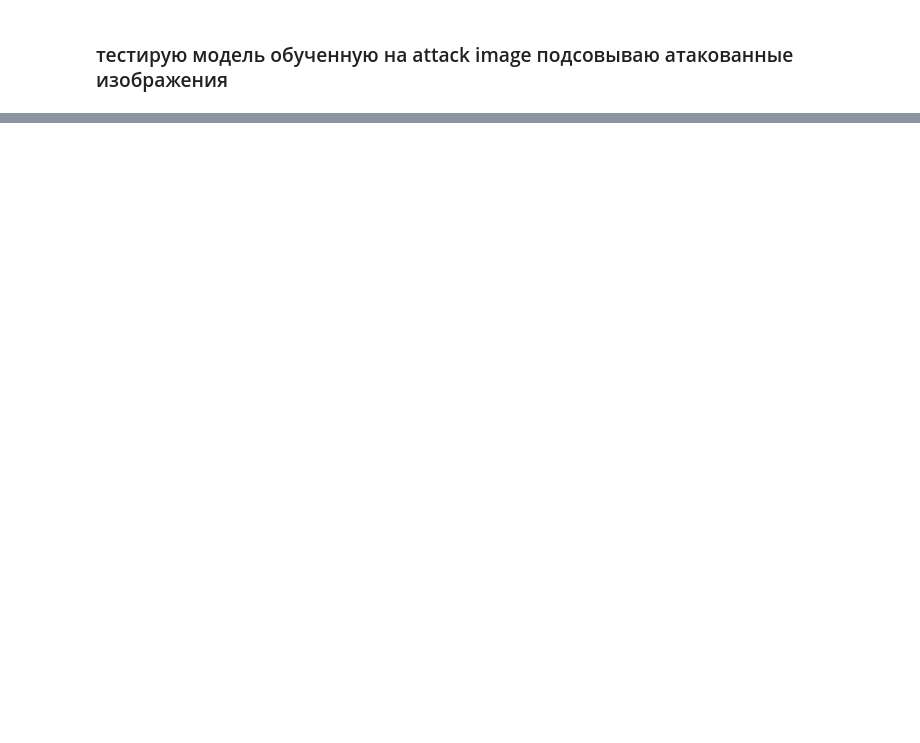
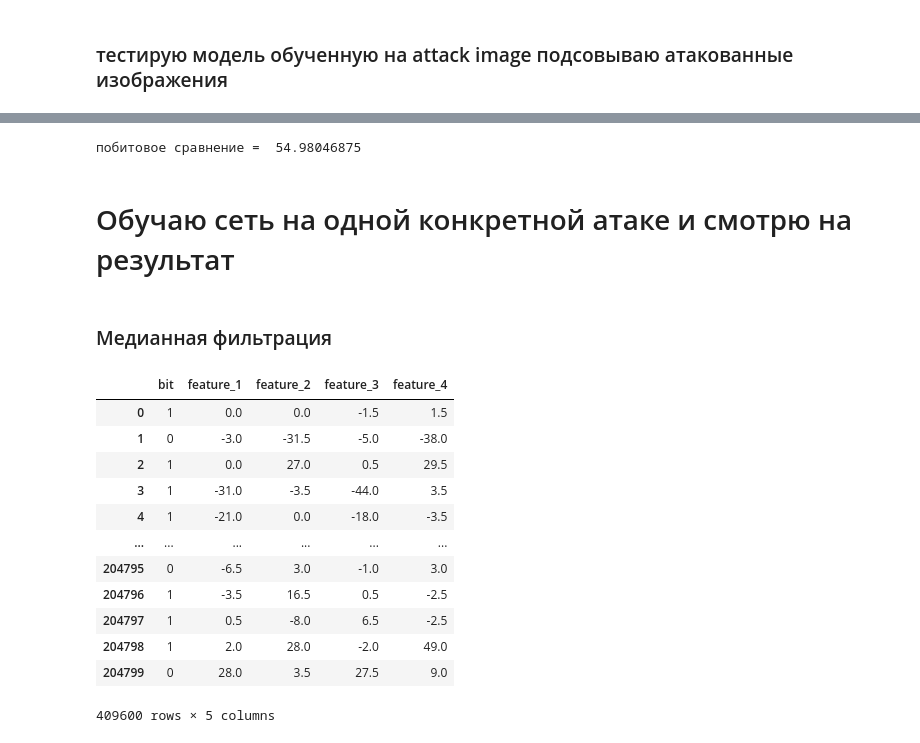
Before and after one commit to Lempi-sudo/VKR, a Jupyter notebook: Task4.ipynb, the cells around one changed output, grey strips where cells are left out. Saved outputs shown, nothing was run; the diff lists cells and outputs as text; code cells hidden in the pictures; blank space fills up the shorter version.

```diff
--- a/Task4.ipynb
+++ b/Task4.ipynb
@@ -385,0 +552,31 @@ weighted avg       0.53      0.53      0.53     81920
+# %%
+Attack_Dota_jpeg = pd.read_csv('feature_vec/JPEG50Dota.txt') # ПАРАМЕТР НА ВХОД ФУНКЦИИ
+one_WM(Attack_Dota_jpeg ,"W_R/WR_jpeg_Dota.tif","Water Mark Image/waterMark3.jpg" ,clf_attack )
+# %% [output]
+побитовое сравнение =  54.98046875
+# %% [markdown]
+#  Обучаю сеть на одной конкретной атаке и смотрю на результат
+# %% [markdown]
+### Медианная фильтрация
+# %%
+median=pd.read_csv(path_median)
+No_Attack_frame = pd.read_csv('feature_vec/NO_Attack.txt') # ПАРАМЕТР НА ВХОД ФУНКЦИИ
+frames = [ median , No_Attack_frame ]
+DataFrame = pd.concat(frames)
+del DataFrame['Unnamed: 0']
+del median['Unnamed: 0']
+DataFrame
+# %% [output]
+|  | bit | feature_1 | feature_2 | feature_3 | feature_4 |
+| 0 | 1 | 0.0 | 0.0 | -1.5 | 1.5 |
+| 1 | 0 | -3.0 | -31.5 | -5.0 | -38.0 |
+| 2 | 1 | 0.0 | 27.0 | 0.5 | 29.5 |
+| 3 | 1 | -31.0 | -3.5 | -44.0 | 3.5 |
+| 4 | 1 | -21.0 | 0.0 | -18.0 | -3.5 |
+| ... | ... | ... | ... | ... | ... |
+| 204795 | 0 | -6.5 | 3.0 | -1.0 | 3.0 |
+| 204796 | 1 | -3.5 | 16.5 | 0.5 | -2.5 |
+| 204797 | 1 | 0.5 | -8.0 | 6.5 | -2.5 |
+| 204798 | 1 | 2.0 | 28.0 | -2.0 | 49.0 |
+| 204799 | 0 | 28.0 | 3.5 | 27.5 | 9.0 |
+409600 rows × 5 columns
```
Also changed, not shown: parts of 48 cells of this notebook, 5 other files.
